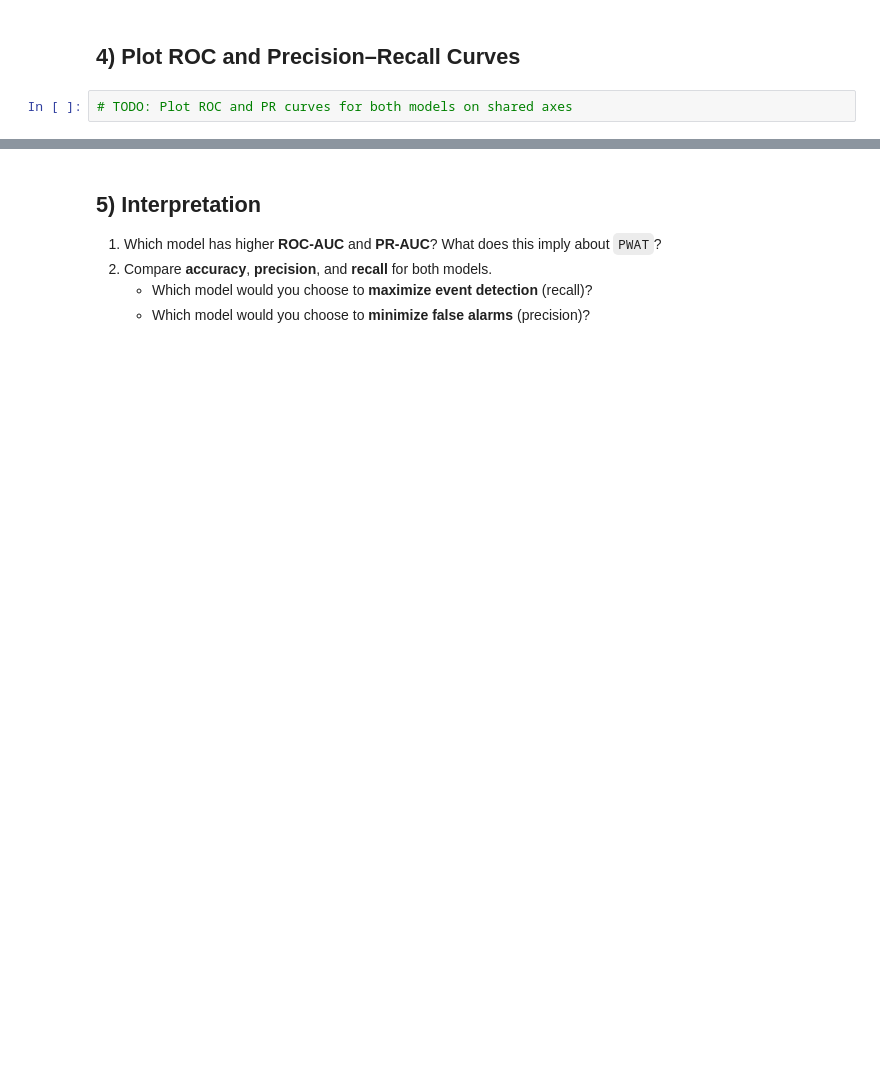
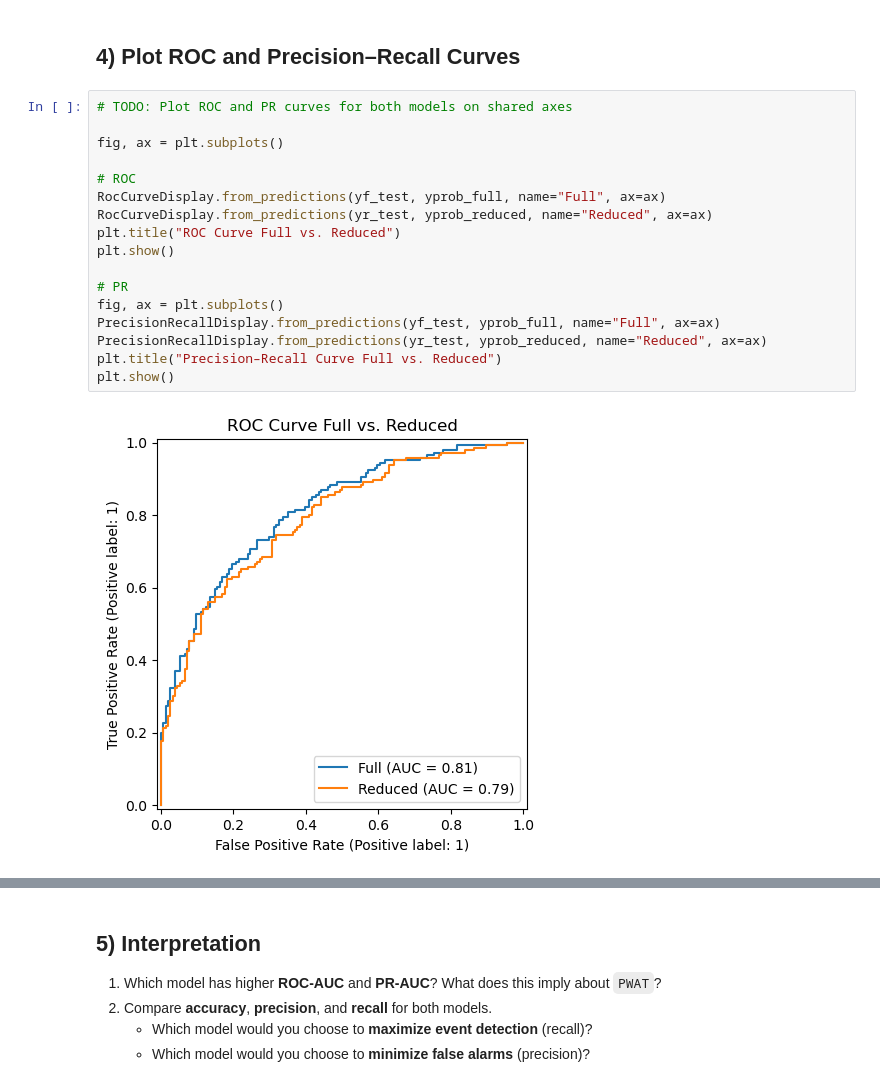
Before and after one commit to swnesbitt/ATMS-523-Module-5-Checkin, a Jupyter notebook: notebooks/LogReg_Compare_Models.ipynb, the cells around one changed output, grey strips where cells are left out. Saved outputs shown, nothing was run; the diff lists cells and outputs as text; blank space fills up the shorter version.

```diff
--- a/notebooks/LogReg_Compare_Models.ipynb
+++ b/notebooks/LogReg_Compare_Models.ipynb
@@ -83,3 +112,20 @@ ypred_reduced = (yprob_reduced >= thr).astype(int)
 ## 4) Plot ROC and Precision–Recall Curves
 # %%
 # TODO: Plot ROC and PR curves for both models on shared axes
+
+fig, ax = plt.subplots()
+
+# ROC
+RocCurveDisplay.from_predictions(yf_test, yprob_full, name="Full", ax=ax)
+RocCurveDisplay.from_predictions(yr_test, yprob_reduced, name="Reduced", ax=ax)
+plt.title("ROC Curve Full vs. Reduced")
+plt.show()
+
+# PR
+fig, ax = plt.subplots()
+PrecisionRecallDisplay.from_predictions(yf_test, yprob_full, name="Full", ax=ax)
+PrecisionRecallDisplay.from_predictions(yr_test, yprob_reduced, name="Reduced", ax=ax)
+plt.title("Precision–Recall Curve Full vs. Reduced")
+plt.show()
+# %% [output]
+[figure, added]
```
Also changed, not shown: parts of 7 cells of this notebook.
